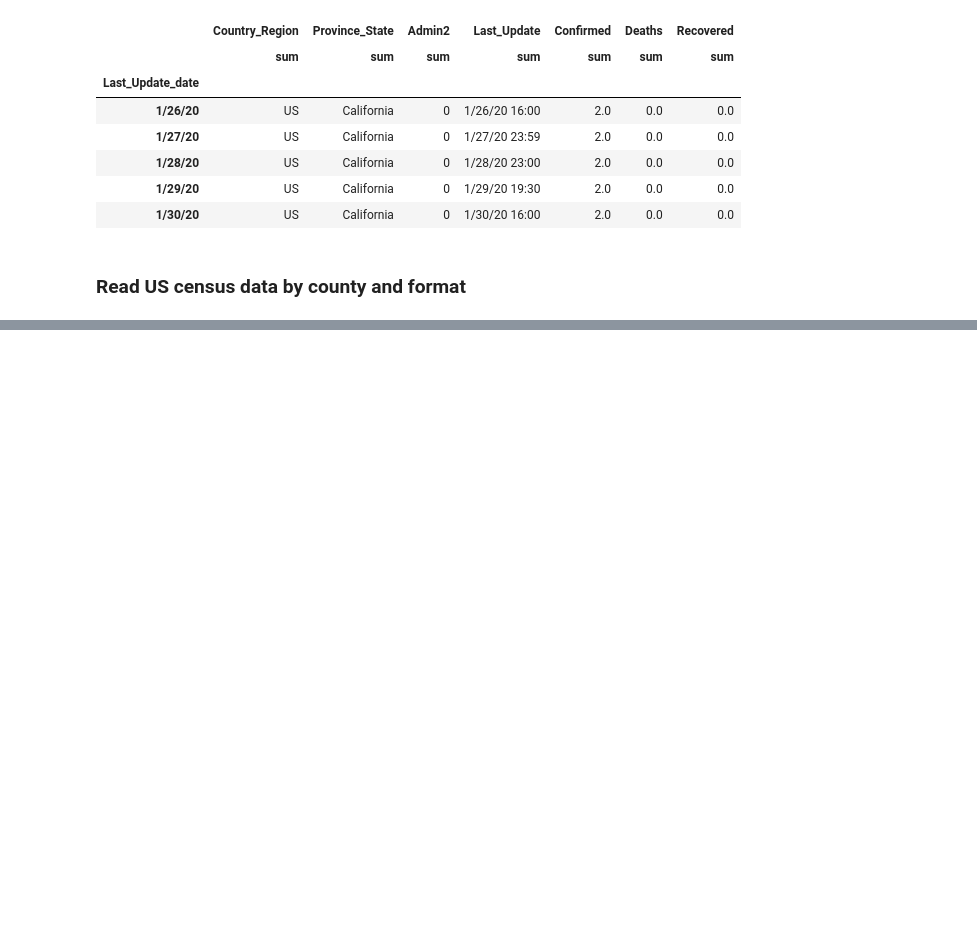
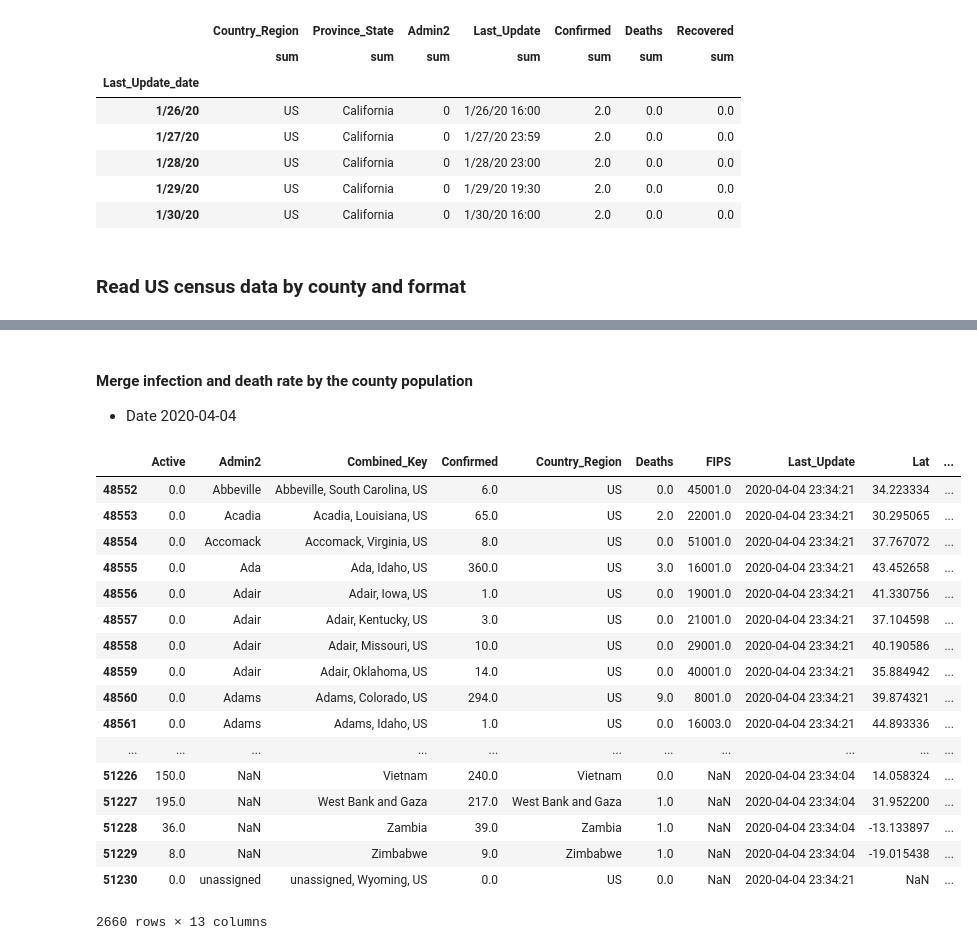
Before and after one commit to gtg269c/covid_analysis, a Jupyter notebook: noteboooks/covid_analysis.ipynb, the cells around one changed output, grey strips where cells are left out. Saved outputs shown, nothing was run; the diff lists cells and outputs as text; code cells hidden in the pictures; blank space fills up the shorter version.

Commit message:
Performed merging of population and covid confrimed cases.

```diff
--- a/noteboooks/covid_analysis.ipynb
+++ b/noteboooks/covid_analysis.ipynb
@@ -217,0 +227,25 @@ state_census_df = census_df.loc[census_df['COUNTY']==0]
+# %% [markdown]
+#### Merge infection and death rate by the county population
+- Date 2020-04-04
+# %%
+select_date = '2020-04-04'
+combine_selectdf.loc[combine_df['Last_Update'].str.contains(select_date, na=False)]
+# %% [output]
+|  | Active | Admin2 | Combined_Key | Confirmed | Country_Region | Deaths | FIPS | Last_Update | Lat | ... |
+| 48552 | 0.0 | Abbeville | Abbeville, South Carolina, US | 6.0 | US | 0.0 | 45001.0 | 2020-04-04 23:34:21 | 34.223334 | ... |
+| 48553 | 0.0 | Acadia | Acadia, Louisiana, US | 65.0 | US | 2.0 | 22001.0 | 2020-04-04 23:34:21 | 30.295065 | ... |
+| 48554 | 0.0 | Accomack | Accomack, Virginia, US | 8.0 | US | 0.0 | 51001.0 | 2020-04-04 23:34:21 | 37.767072 | ... |
+| 48555 | 0.0 | Ada | Ada, Idaho, US | 360.0 | US | 3.0 | 16001.0 | 2020-04-04 23:34:21 | 43.452658 | ... |
+| 48556 | 0.0 | Adair | Adair, Iowa, US | 1.0 | US | 0.0 | 19001.0 | 2020-04-04 23:34:21 | 41.330756 | ... |
+| 48557 | 0.0 | Adair | Adair, Kentucky, US | 3.0 | US | 0.0 | 21001.0 | 2020-04-04 23:34:21 | 37.104598 | ... |
+| 48558 | 0.0 | Adair | Adair, Missouri, US | 10.0 | US | 0.0 | 29001.0 | 2020-04-04 23:34:21 | 40.190586 | ... |
+| 48559 | 0.0 | Adair | Adair, Oklahoma, US | 14.0 | US | 0.0 | 40001.0 | 2020-04-04 23:34:21 | 35.884942 | ... |
+| 48560 | 0.0 | Adams | Adams, Colorado, US | 294.0 | US | 9.0 | 8001.0 | 2020-04-04 23:34:21 | 39.874321 | ... |
+| 48561 | 0.0 | Adams | Adams, Idaho, US | 1.0 | US | 0.0 | 16003.0 | 2020-04-04 23:34:21 | 44.893336 | ... |
+| ... | ... | ... | ... | ... | ... | ... | ... | ... | ... | ... |
+| 51226 | 150.0 | NaN | Vietnam | 240.0 | Vietnam | 0.0 | NaN | 2020-04-04 23:34:04 | 14.058324 | ... |
+| 51227 | 195.0 | NaN | West Bank and Gaza | 217.0 | West Bank and Gaza | 1.0 | NaN | 2020-04-04 23:34:04 | 31.952200 | ... |
+| 51228 | 36.0 | NaN | Zambia | 39.0 | Zambia | 1.0 | NaN | 2020-04-04 23:34:04 | -13.133897 | ... |
+| 51229 | 8.0 | NaN | Zimbabwe | 9.0 | Zimbabwe | 1.0 | NaN | 2020-04-04 23:34:04 | -19.015438 | ... |
+| 51230 | 0.0 | unassigned | unassigned, Wyoming, US | 0.0 | US | 0.0 | NaN | 2020-04-04 23:34:21 | NaN | ... |
+2660 rows × 13 columns
```
Also changed, not shown: parts of 6 cells of this notebook.
